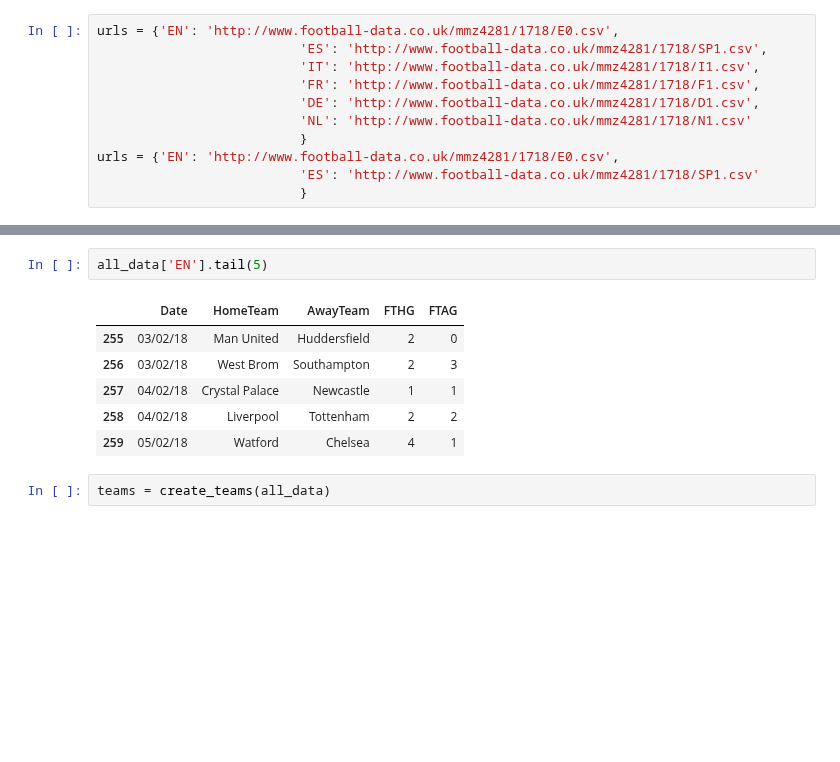
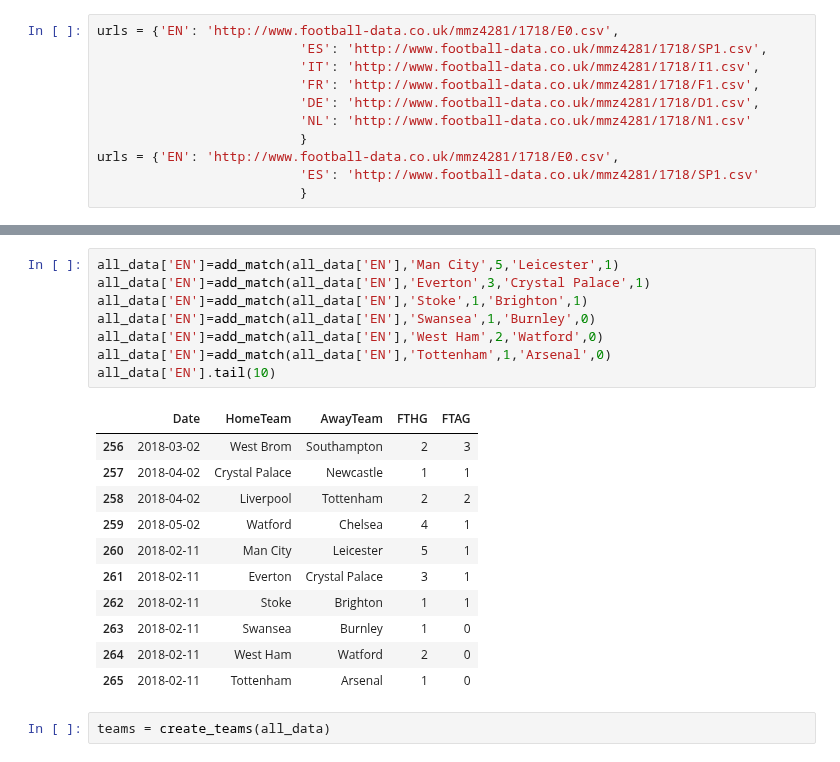
Before and after one commit to tchnvkng/python_notebooks, a Jupyter notebook: premier_league/pl2.ipynb, the cells around one changed output, grey strips where cells are left out. Cells and saved outputs as stored; diff of their text form; blank space fills up the shorter version.

```diff
--- a/premier_league/pl2.ipynb
+++ b/premier_league/pl2.ipynb
@@ -21,12 +29,23 @@ all_data=get_data(urls)
-# %%
-all_data['EN'].tail(5)
-# %% [output]
-|  | Date | HomeTeam | AwayTeam | FTHG | FTAG |
-| 255 | 03/02/18 | Man United | Huddersfield | 2 | 0 |
-| 256 | 03/02/18 | West Brom | Southampton | 2 | 3 |
-| 257 | 04/02/18 | Crystal Palace | Newcastle | 1 | 1 |
-| 258 | 04/02/18 | Liverpool | Tottenham | 2 | 2 |
-| 259 | 05/02/18 | Watford | Chelsea | 4 | 1 |
+# %%
+all_data['EN']=add_match(all_data['EN'],'Man City',5,'Leicester',1)
+all_data['EN']=add_match(all_data['EN'],'Everton',3,'Crystal Palace',1)
+all_data['EN']=add_match(all_data['EN'],'Stoke',1,'Brighton',1)
+all_data['EN']=add_match(all_data['EN'],'Swansea',1,'Burnley',0)
+all_data['EN']=add_match(all_data['EN'],'West Ham',2,'Watford',0)
+all_data['EN']=add_match(all_data['EN'],'Tottenham',1,'Arsenal',0)
+all_data['EN'].tail(10)
+# %% [output]
+|  | Date | HomeTeam | AwayTeam | FTHG | FTAG |
+| 256 | 2018-03-02 | West Brom | Southampton | 2 | 3 |
+| 257 | 2018-04-02 | Crystal Palace | Newcastle | 1 | 1 |
+| 258 | 2018-04-02 | Liverpool | Tottenham | 2 | 2 |
+| 259 | 2018-05-02 | Watford | Chelsea | 4 | 1 |
+| 260 | 2018-02-11 | Man City | Leicester | 5 | 1 |
+| 261 | 2018-02-11 | Everton | Crystal Palace | 3 | 1 |
+| 262 | 2018-02-11 | Stoke | Brighton | 1 | 1 |
+| 263 | 2018-02-11 | Swansea | Burnley | 1 | 0 |
+| 264 | 2018-02-11 | West Ham | Watford | 2 | 0 |
+| 265 | 2018-02-11 | Tottenham | Arsenal | 1 | 0 |
 # %%
 teams = create_teams(all_data)
 # %%
```
Also changed, not shown: parts of 9 cells of this notebook, 1 other file.
